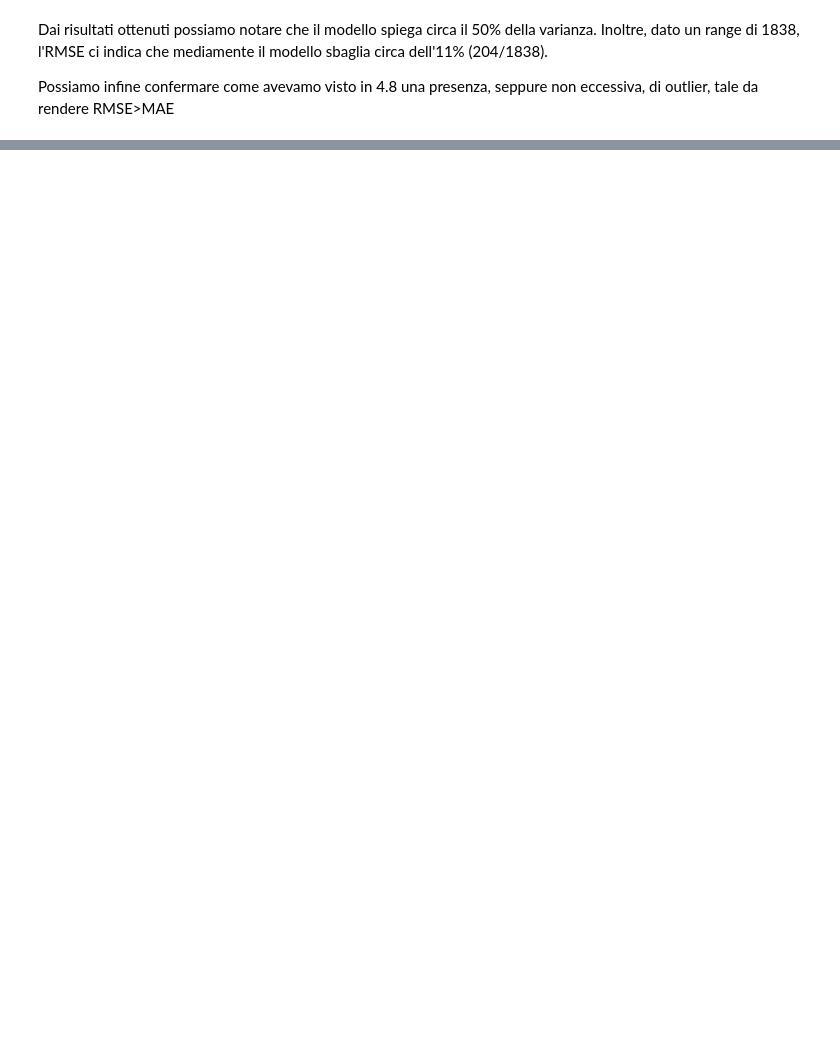
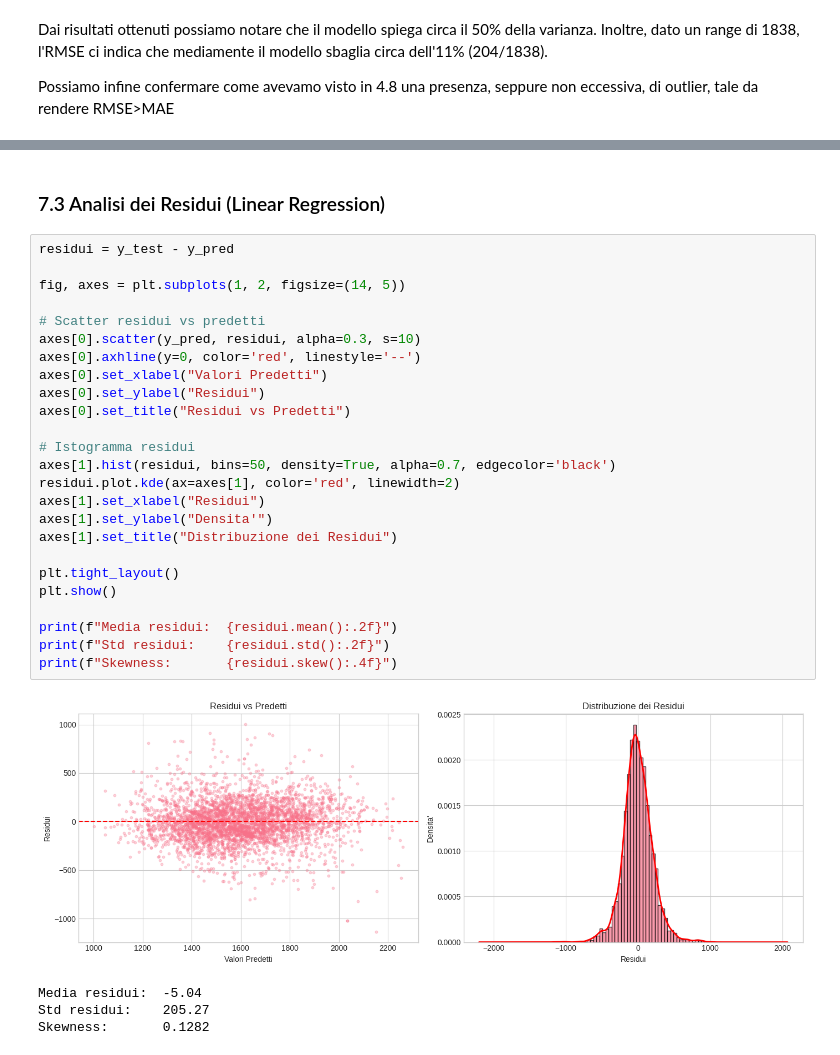
Before and after one commit to AndreaMorbello/Progetto-IA2, a Jupyter notebook: Notebooks/Notebook-IA2.ipynb, the cells around one changed output, grey strips where cells are left out. Cells and saved outputs as stored; diff of their text form; blank space fills up the shorter version.

```diff
--- a/Notebooks/Notebook-IA2.ipynb
+++ b/Notebooks/Notebook-IA2.ipynb
@@ -1006,0 +1119,32 @@ print(risultati)
+# %% [markdown]
+### 7.3 Analisi dei Residui (Linear Regression)
+# %%
+residui = y_test - y_pred
+
+fig, axes = plt.subplots(1, 2, figsize=(14, 5))
+
+# Scatter residui vs predetti
+axes[0].scatter(y_pred, residui, alpha=0.3, s=10)
+axes[0].axhline(y=0, color='red', linestyle='--')
+axes[0].set_xlabel("Valori Predetti")
+axes[0].set_ylabel("Residui")
+axes[0].set_title("Residui vs Predetti")
+
+# Istogramma residui
+axes[1].hist(residui, bins=50, density=True, alpha=0.7, edgecolor='black')
+residui.plot.kde(ax=axes[1], color='red', linewidth=2)
+axes[1].set_xlabel("Residui")
+axes[1].set_ylabel("Densita'")
+axes[1].set_title("Distribuzione dei Residui")
+
+plt.tight_layout()
+plt.show()
+
+print(f"Media residui:  {residui.mean():.2f}")
+print(f"Std residui:    {residui.std():.2f}")
+print(f"Skewness:       {residui.skew():.4f}")
+# %% [output]
+[figure, added]
+Media residui:  -5.04
+Std residui:    205.27
+Skewness:       0.1282
```
Also changed, not shown: parts of 31 cells of this notebook.
